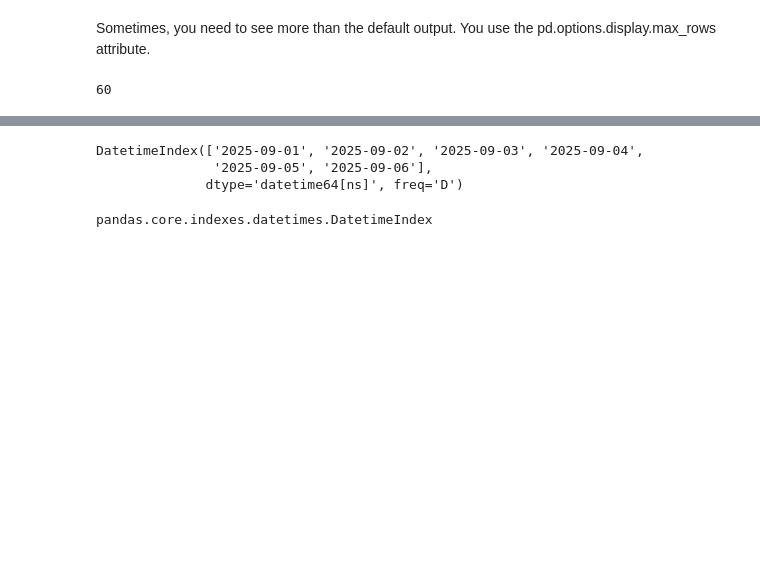
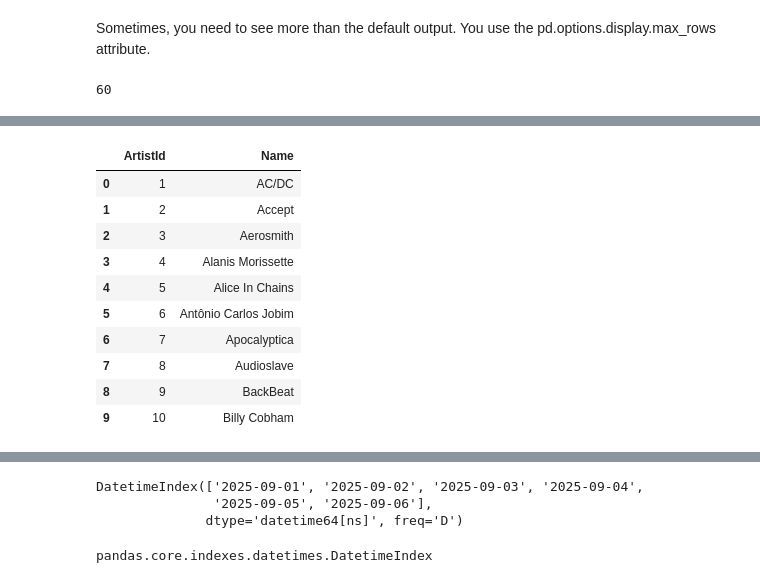
Before and after one commit to tychen742/thinkdsm, a Jupyter notebook: chapters/05-pandas/02-pd-dataframe.ipynb, the cells around one changed output, grey strips where cells are left out. Saved outputs shown, nothing was run; the diff lists cells and outputs as text; code cells hidden in the pictures; blank space fills up the shorter version.

```diff
--- a/chapters/05-pandas/02-pd-dataframe.ipynb
+++ b/chapters/05-pandas/02-pd-dataframe.ipynb
@@ -203,0 +271,20 @@ pd.options.display.max_rows =  100     ### increase max_rows
+# %%
+### or use the with keyword to handle closing
+
+sql = 'SELECT * FROM Artist LIMIT 10'
+with sqlite3.connect("../../data/chinook.db") as conn:
+    df = pd.read_sql_query(sql, conn)
+
+df
+# %% [output]
+|  | ArtistId | Name |
+| 0 | 1 | AC/DC |
+| 1 | 2 | Accept |
+| 2 | 3 | Aerosmith |
+| 3 | 4 | Alanis Morissette |
+| 4 | 5 | Alice In Chains |
+| 5 | 6 | Antônio Carlos Jobim |
+| 6 | 7 | Apocalyptica |
+| 7 | 8 | Audioslave |
+| 8 | 9 | BackBeat |
+| 9 | 10 | Billy Cobham |
```
Also changed, not shown: parts of 92 cells of this notebook.
